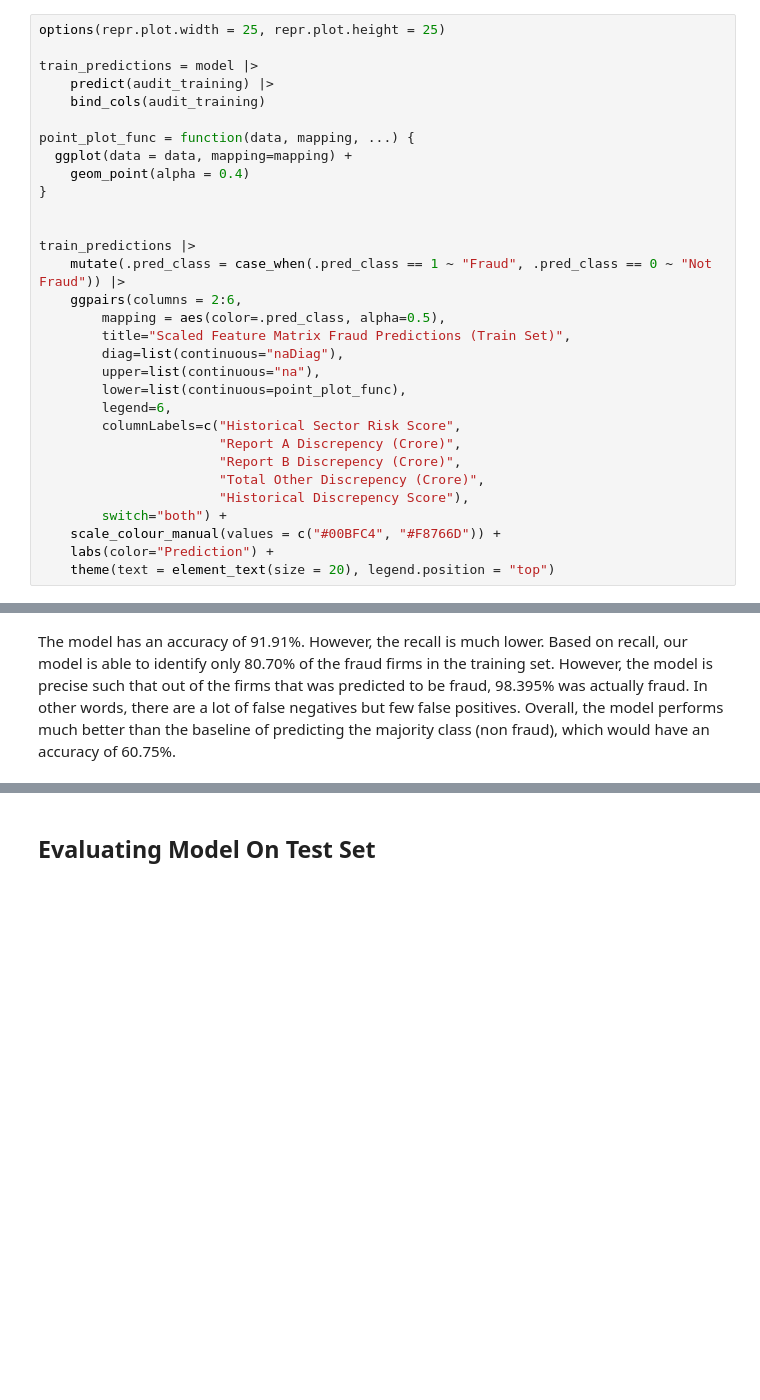
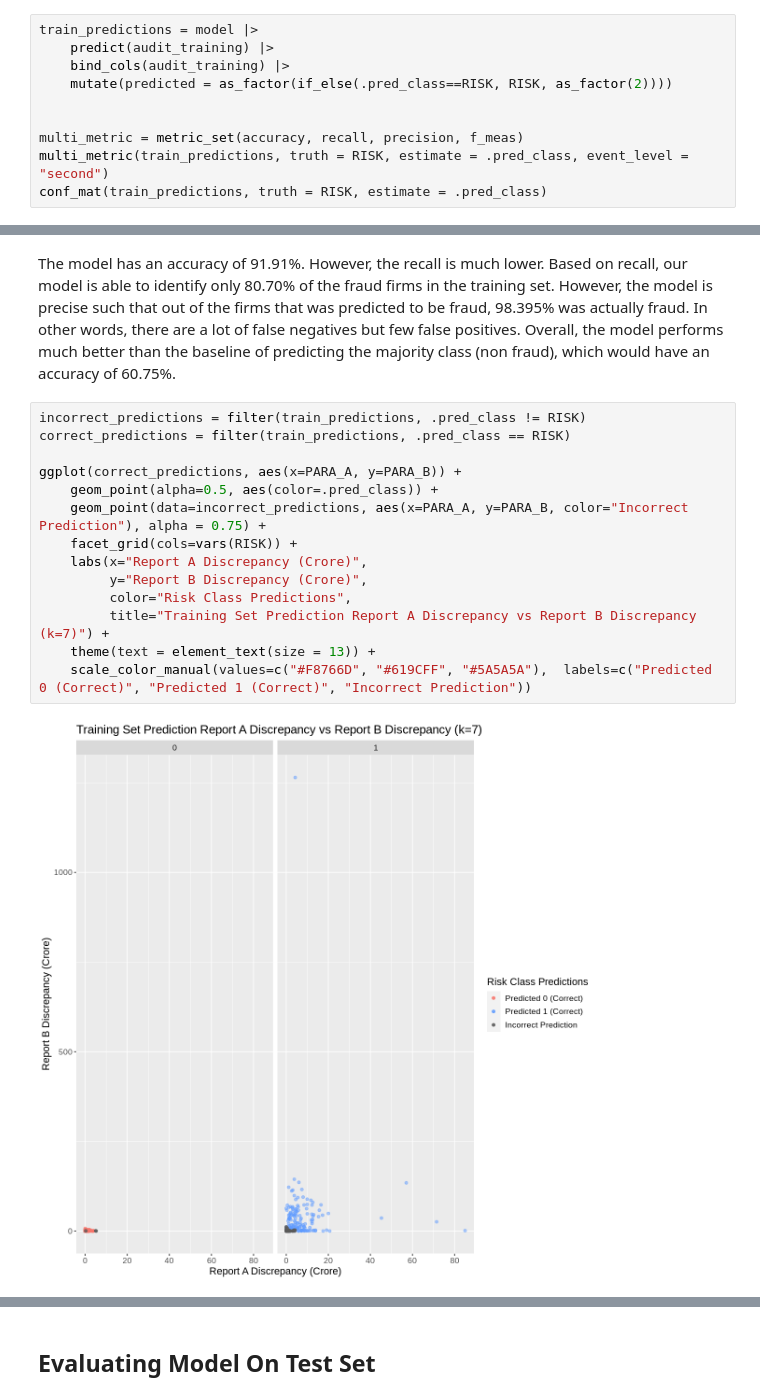
Before and after one commit to jimwei6/Fraud-Detection-Data-Analysis, a Jupyter notebook: project_final.ipynb, the cells around one changed output, grey strips where cells are left out. Drawn from its saved outputs; the diff is of its cells as text; blank space fills up the shorter version.

```diff
--- a/project_final.ipynb
+++ b/project_final.ipynb
@@ -351,34 +374,13 @@ model = workflow() |>
 # %% [markdown]
 ## Evaluating Model On Training Set
 # %%
-options(repr.plot.width = 25, repr.plot.height = 25)
-
 train_predictions = model |>
     predict(audit_training) |>
-    bind_cols(audit_training)
-
-point_plot_func = function(data, mapping, ...) {
-  ggplot(data = data, mapping=mapping) +
-    geom_point(alpha = 0.4)
-}
+    bind_cols(audit_training) |>
+    mutate(predicted = as_factor(if_else(.pred_class==RISK, RISK, as_factor(2))))
 
 
-train_predictions |>
-    mutate(.pred_class = case_when(.pred_class == 1 ~ "Fraud", .pred_class == 0 ~ "Not Fraud")) |>
-    ggpairs(columns = 2:6,
-        mapping = aes(color=.pred_class, alpha=0.5),
-        title="Scaled Feature Matrix Fraud Predictions (Train Set)",
-        diag=list(continuous="naDiag"),
-        upper=list(continuous="na"),
-        lower=list(continuous=point_plot_func),
-        legend=6,
-        columnLabels=c("Historical Sector Risk Score",
-                       "Report A Discrepency (Crore)",
-                       "Report B Discrepency (Crore)",
-                       "Total Other Discrepency (Crore)",
-                       "Historical Discrepency Score"),
-        switch="both") +
-    scale_colour_manual(values = c("#00BFC4", "#F8766D")) +
-    labs(color="Prediction") +
-    theme(text = element_text(size = 20), legend.position = "top")
+multi_metric = metric_set(accuracy, recall, precision, f_meas)
+multi_metric(train_predictions, truth = RISK, estimate = .pred_class, event_level = "second")
+conf_mat(train_predictions, truth = RISK, estimate = .pred_class)
 # %% [output]
@@ -404,2 +402,18 @@ Prediction   0   1
 # %% [markdown]
 The model has an accuracy of 91.91%. However, the recall is much lower. Based on recall, our model is able to identify only 80.70% of the fraud firms in the training set. However, the model is precise such that out of the firms that was predicted to be fraud, 98.395% was actually fraud. In other words, there are a lot of false negatives but few false positives. Overall, the model performs much better than the baseline of predicting the majority class (non fraud), which would have an accuracy of 60.75%.
+# %%
+incorrect_predictions = filter(train_predictions, .pred_class != RISK)
+correct_predictions = filter(train_predictions, .pred_class == RISK)
+
+ggplot(correct_predictions, aes(x=PARA_A, y=PARA_B)) +
+    geom_point(alpha=0.5, aes(color=.pred_class)) +
+    geom_point(data=incorrect_predictions, aes(x=PARA_A, y=PARA_B, color="Incorrect Prediction"), alpha = 0.75) +
+    facet_grid(cols=vars(RISK)) +
+    labs(x="Report A Discrepancy (Crore)",
+         y="Report B Discrepancy (Crore)",
+         color="Risk Class Predictions",
+         title="Training Set Prediction Report A Discrepancy vs Report B Discrepancy (k=7)") +
+    theme(text = element_text(size = 13)) +
+    scale_color_manual(values=c("#F8766D", "#619CFF", "#5A5A5A"),  labels=c("Predicted 0 (Correct)", "Predicted 1 (Correct)", "Incorrect Prediction"))
+# %% [output]
+[figure, added]
```
Also changed, not shown: parts of 40 cells of this notebook.
